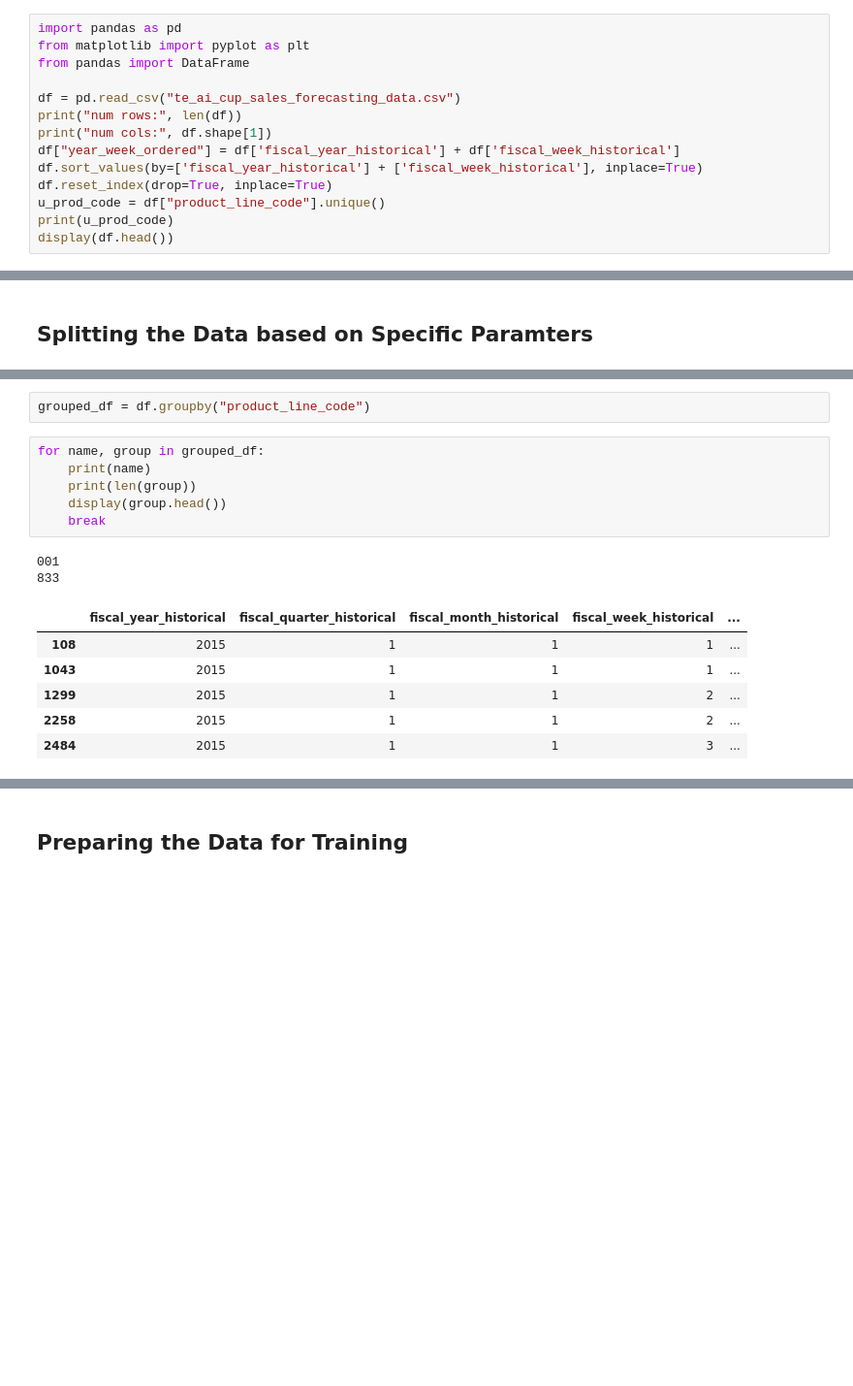
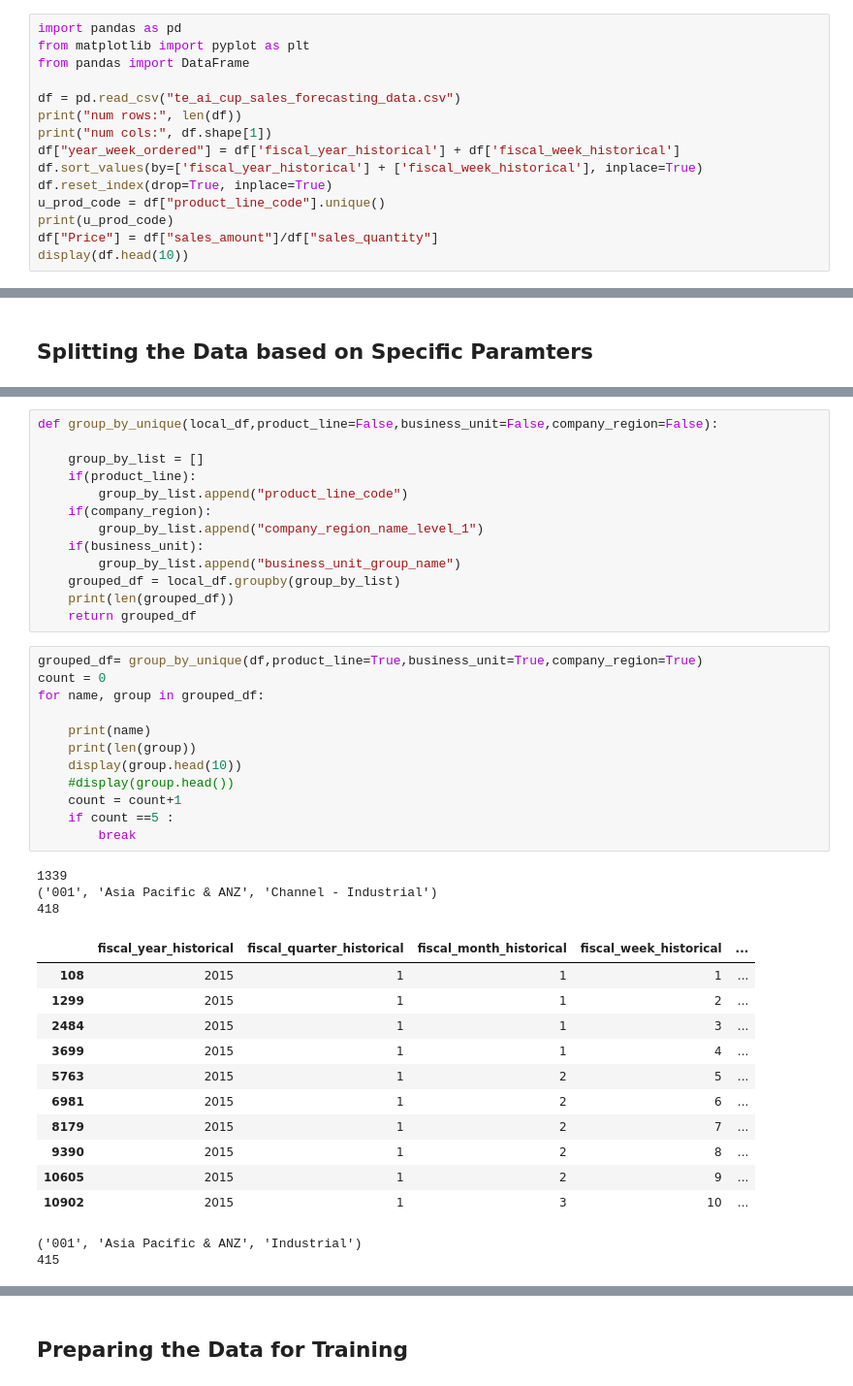
Before and after one commit to Abuynits/TE_Connect, a Jupyter notebook: sales_forcasting.ipynb, the cells around one changed output, grey strips where cells are left out. Shown at 97% size. Saved outputs shown, nothing was run; the diff lists cells and outputs as text; blank space fills up the shorter version.

Commit message:
added grouping of data on different param

```diff
--- a/sales_forcasting.ipynb
+++ b/sales_forcasting.ipynb
@@ -17,7 +18,8 @@ df.sort_values(by=['fiscal_year_historical'] + ['fiscal_week_historical'], inpla
 df.reset_index(drop=True, inplace=True)
 u_prod_code = df["product_line_code"].unique()
 print(u_prod_code)
-display(df.head())
+df["Price"] = df["sales_amount"]/df["sales_quantity"]
+display(df.head(10))
 # %% [output]
 num rows: 522698
 num cols: 10
@@ -71,17 +82,42 @@ display(raw_df.head())
-# %%
-grouped_df = df.groupby("product_line_code")
+# %%
+def group_by_unique(local_df,product_line=False,business_unit=False,company_region=False):
+
+    group_by_list = []
+    if(product_line):
+        group_by_list.append("product_line_code")
+    if(company_region):
+        group_by_list.append("company_region_name_level_1")
+    if(business_unit):
+        group_by_list.append("business_unit_group_name")
+    grouped_df = local_df.groupby(group_by_list)
+    print(len(grouped_df))
+    return grouped_df
 # %%
+grouped_df= group_by_unique(df,product_line=True,business_unit=True,company_region=True)
+count = 0
 for name, group in grouped_df:
+
     print(name)
     print(len(group))
-    display(group.head())
-    break
+    display(group.head(10))
+    #display(group.head())
+    count = count+1
+    if count ==5 :
+        break
 # %% [output]
-001
-833
+1339
+('001', 'Asia Pacific & ANZ', 'Channel - Industrial')
+418
 |  | fiscal_year_historical | fiscal_quarter_historical | fiscal_month_historical | fiscal_week_historical | ... |
 | 108 | 2015 | 1 | 1 | 1 | ... |
-| 1043 | 2015 | 1 | 1 | 1 | ... |
 | 1299 | 2015 | 1 | 1 | 2 | ... |
-| 2258 | 2015 | 1 | 1 | 2 | ... |
 | 2484 | 2015 | 1 | 1 | 3 | ... |
+| 3699 | 2015 | 1 | 1 | 4 | ... |
+| 5763 | 2015 | 1 | 2 | 5 | ... |
+| 6981 | 2015 | 1 | 2 | 6 | ... |
+| 8179 | 2015 | 1 | 2 | 7 | ... |
+| 9390 | 2015 | 1 | 2 | 8 | ... |
+| 10605 | 2015 | 1 | 2 | 9 | ... |
+| 10902 | 2015 | 1 | 3 | 10 | ... |
+('001', 'Asia Pacific & ANZ', 'Industrial')
+415
```
Also changed, not shown: parts of 3 cells of this notebook.
